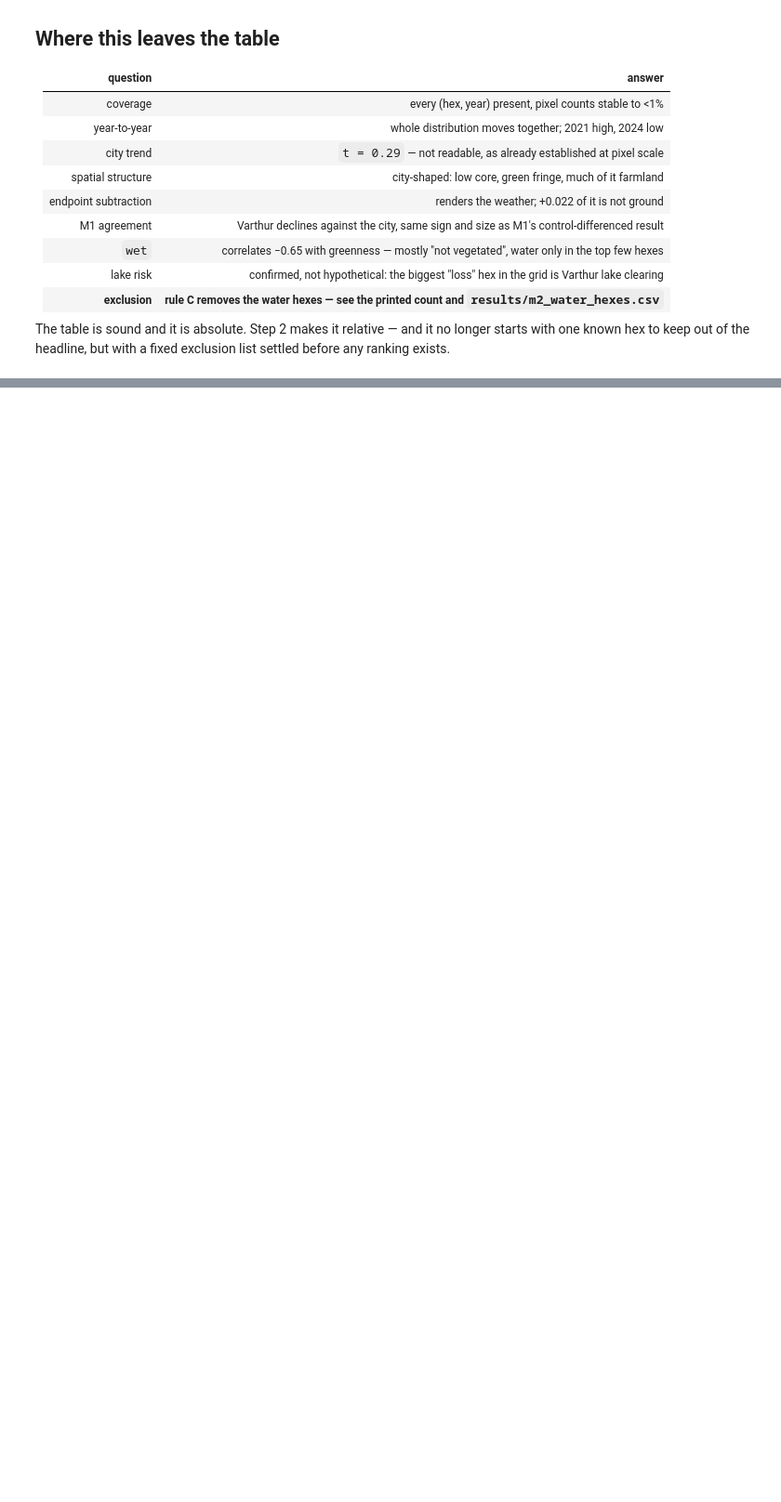
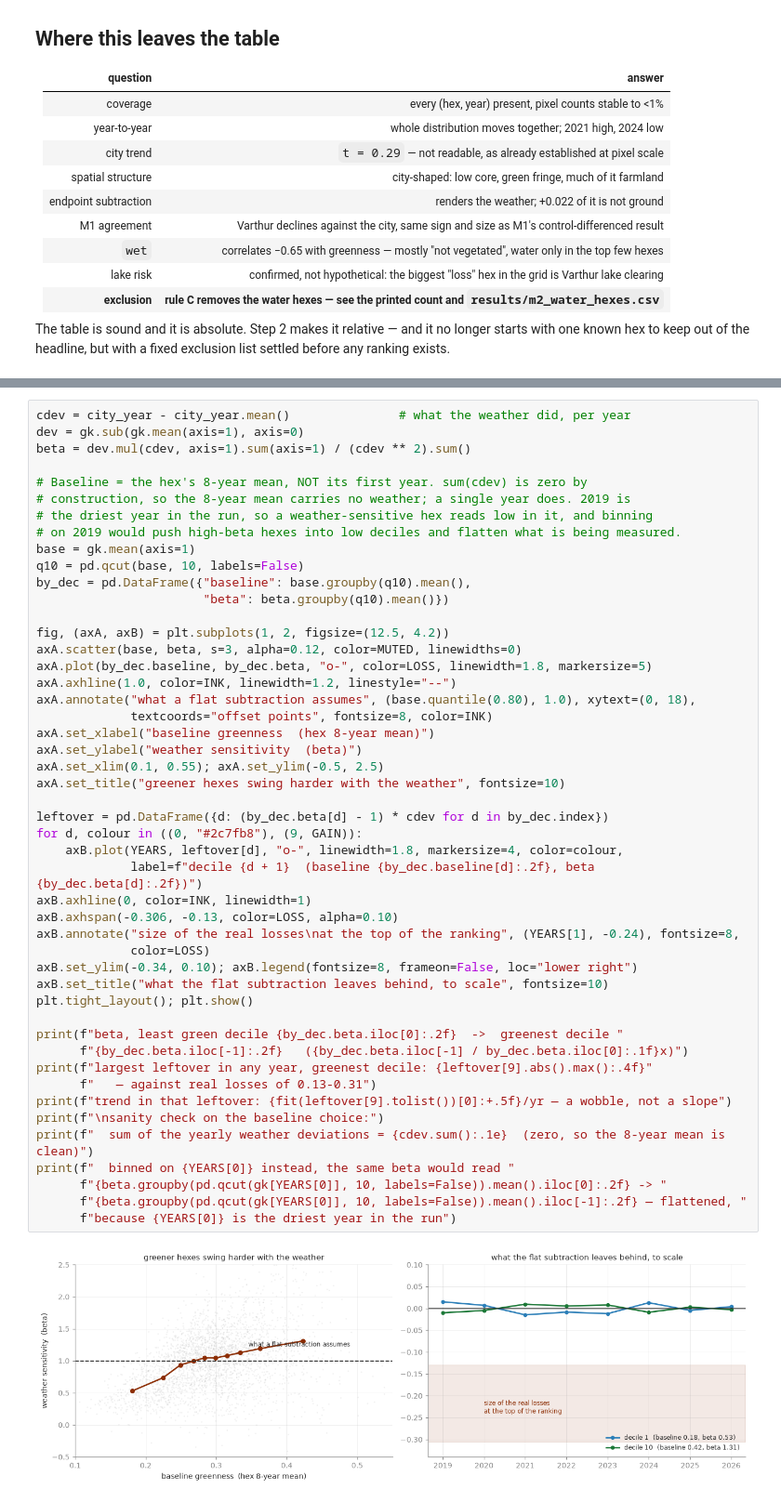
Before and after one commit to dtgoyal1/bengaluru-green-cover, a Jupyter notebook: notebooks/m2_hex_table.ipynb, the cells around one changed output, grey strips where cells are left out. Shown at 93% size. Saved outputs shown, nothing was run; the diff lists cells and outputs as text; blank space fills up the shorter version.

```diff
--- a/notebooks/m2_hex_table.ipynb
+++ b/notebooks/m2_hex_table.ipynb
@@ -849,0 +895,50 @@ exists.
+# %%
+cdev = city_year - city_year.mean()               # what the weather did, per year
+dev = gk.sub(gk.mean(axis=1), axis=0)
+beta = dev.mul(cdev, axis=1).sum(axis=1) / (cdev ** 2).sum()
+
+# Baseline = the hex's 8-year mean, NOT its first year. sum(cdev) is zero by
+# construction, so the 8-year mean carries no weather; a single year does. 2019 is
+# the driest year in the run, so a weather-sensitive hex reads low in it, and binning
+# on 2019 would push high-beta hexes into low deciles and flatten what is being measured.
+base = gk.mean(axis=1)
+q10 = pd.qcut(base, 10, labels=False)
+by_dec = pd.DataFrame({"baseline": base.groupby(q10).mean(),
+                       "beta": beta.groupby(q10).mean()})
+
+fig, (axA, axB) = plt.subplots(1, 2, figsize=(12.5, 4.2))
+axA.scatter(base, beta, s=3, alpha=0.12, color=MUTED, linewidths=0)
+axA.plot(by_dec.baseline, by_dec.beta, "o-", color=LOSS, linewidth=1.8, markersize=5)
+axA.axhline(1.0, color=INK, linewidth=1.2, linestyle="--")
+axA.annotate("what a flat subtraction assumes", (base.quantile(0.80), 1.0), xytext=(0, 18),
+             textcoords="offset points", fontsize=8, color=INK)
+axA.set_xlabel("baseline greenness  (hex 8-year mean)")
+axA.set_ylabel("weather sensitivity  (beta)")
+axA.set_xlim(0.1, 0.55); axA.set_ylim(-0.5, 2.5)
+axA.set_title("greener hexes swing harder with the weather", fontsize=10)
+
+leftover = pd.DataFrame({d: (by_dec.beta[d] - 1) * cdev for d in by_dec.index})
+for d, colour in ((0, "#2c7fb8"), (9, GAIN)):
+    axB.plot(YEARS, leftover[d], "o-", linewidth=1.8, markersize=4, color=colour,
+             label=f"decile {d + 1}  (baseline {by_dec.baseline[d]:.2f}, beta {by_dec.beta[d]:.2f})")
+axB.axhline(0, color=INK, linewidth=1)
+axB.axhspan(-0.306, -0.13, color=LOSS, alpha=0.10)
+axB.annotate("size of the real losses\nat the top of the ranking", (YEARS[1], -0.24), fontsize=8,
+             color=LOSS)
+axB.set_ylim(-0.34, 0.10); axB.legend(fontsize=8, frameon=False, loc="lower right")
+axB.set_title("what the flat subtraction leaves behind, to scale", fontsize=10)
+plt.tight_layout(); plt.show()
+
+print(f"beta, least green decile {by_dec.beta.iloc[0]:.2f}  ->  greenest decile "
+      f"{by_dec.beta.iloc[-1]:.2f}   ({by_dec.beta.iloc[-1] / by_dec.beta.iloc[0]:.1f}x)")
+print(f"largest leftover in any year, greenest decile: {leftover[9].abs().max():.4f}"
+      f"   — against real losses of 0.13-0.31")
+print(f"trend in that leftover: {fit(leftover[9].tolist())[0]:+.5f}/yr — a wobble, not a slope")
+print(f"\nsanity check on the baseline choice:")
+print(f"  sum of the yearly weather deviations = {cdev.sum():.1e}  (zero, so the 8-year mean is clean)")
+print(f"  binned on {YEARS[0]} instead, the same beta would read "
+      f"{beta.groupby(pd.qcut(gk[YEARS[0]], 10, labels=False)).mean().iloc[0]:.2f} -> "
+      f"{beta.groupby(pd.qcut(gk[YEARS[0]], 10, labels=False)).mean().iloc[-1]:.2f} — flattened, "
+      f"because {YEARS[0]} is the driest year in the run")
+# %% [output]
+[figure, added]
```
Also changed, not shown: parts of 9 cells of this notebook.
